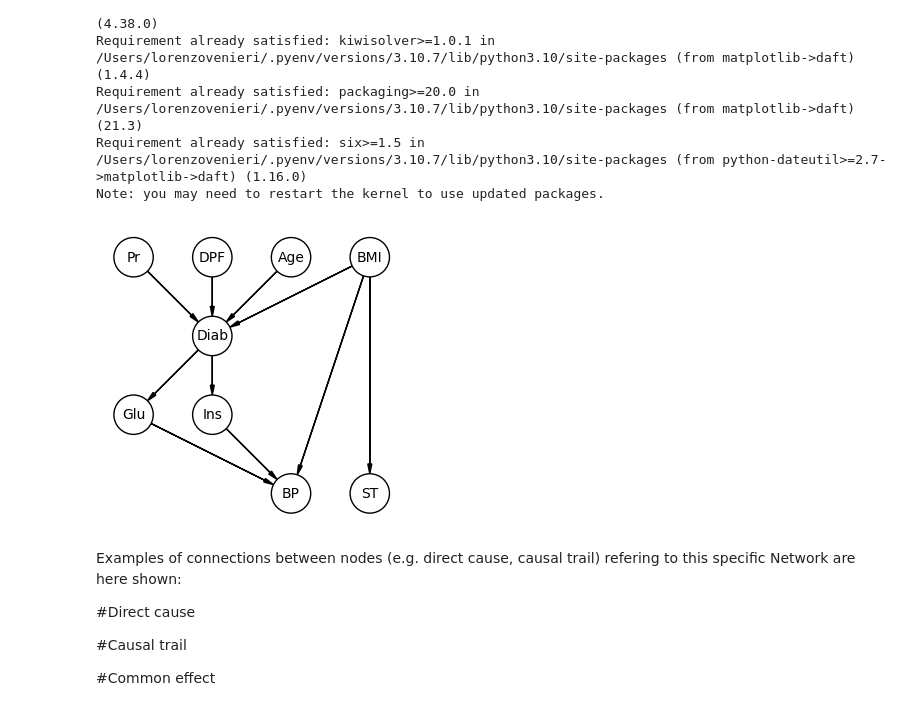
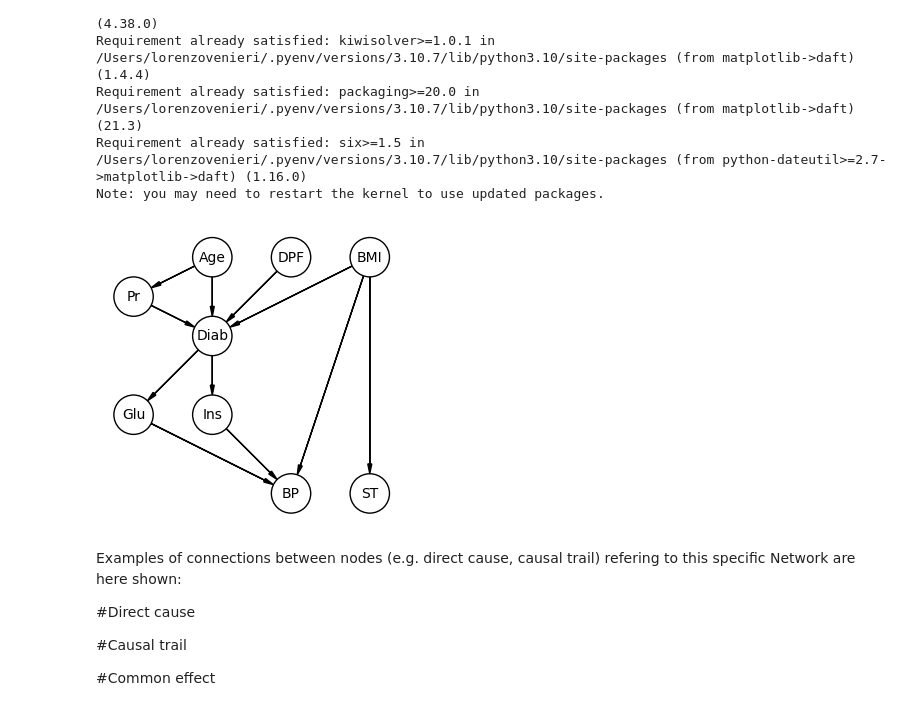
Before and after one commit to LucaZucchini97/Project_Venieri_Zucchini, a Jupyter notebook: FAIKR3_project_Venieri_Zucchini.ipynb, the cells around one changed output. Saved outputs shown, nothing was run; the diff lists cells and outputs as text; code cells hidden in the pictures.

```diff
--- a/FAIKR3_project_Venieri_Zucchini.ipynb
+++ b/FAIKR3_project_Venieri_Zucchini.ipynb
@@ -514,37 +515,39 @@ Note: you may need to restart the kernel to use updated packages.
 import daft
 import matplotlib.pyplot as plt
 from daft import PGM
 
 pgm = PGM()
 
-pgm.add_node(daft.Node('Pr', "Pr", 1, 4))
-pgm.add_node(daft.Node('DPF', "DPF", 2, 4))
-pgm.add_node(daft.Node('Age', "Age", 3, 4))
+pgm.add_node(daft.Node('Age', "Age", 2, 4))
+pgm.add_node(daft.Node('DPF', "DPF", 3, 4))
 pgm.add_node(daft.Node('BMI', "BMI", 4, 4))
+
+pgm.add_node(daft.Node('Pr', "Pr", 1, 3.5))
 
 pgm.add_node(daft.Node('Diab', "Diab", 2, 3))
 
 pgm.add_node(daft.Node('Glu', "Glu", 1, 2))
 pgm.add_node(daft.Node('Ins', "Ins", 2, 2))
 
 pgm.add_node(daft.Node('BP', "BP", 3, 1))
 pgm.add_node(daft.Node('ST', "ST", 4, 1))
 
+pgm.add_edge('Age', 'Pr')
 pgm.add_edge('Pr', 'Diab')
 pgm.add_edge('DPF', 'Diab')
 pgm.add_edge('Age', 'Diab')
 pgm.add_edge('BMI','Diab')
 pgm.add_edge('BMI','ST')
 pgm.add_edge('BMI', 'BP')
 pgm.add_edge('Diab', 'Glu')
 pgm.add_edge('Diab', 'Ins')
 pgm.add_edge('Glu', 'BP')
 pgm.add_edge('Ins', 'BP')
 
 pgm.render()
 plt.show()
 # %% [output]
-[figure, old version]
+[figure, new version]
 # %% [markdown]
 Examples of connections between nodes (e.g. direct cause, causal trail) refering to this specific Network are here shown:
 
```
Also changed, not shown: parts of 18 cells of this notebook.
